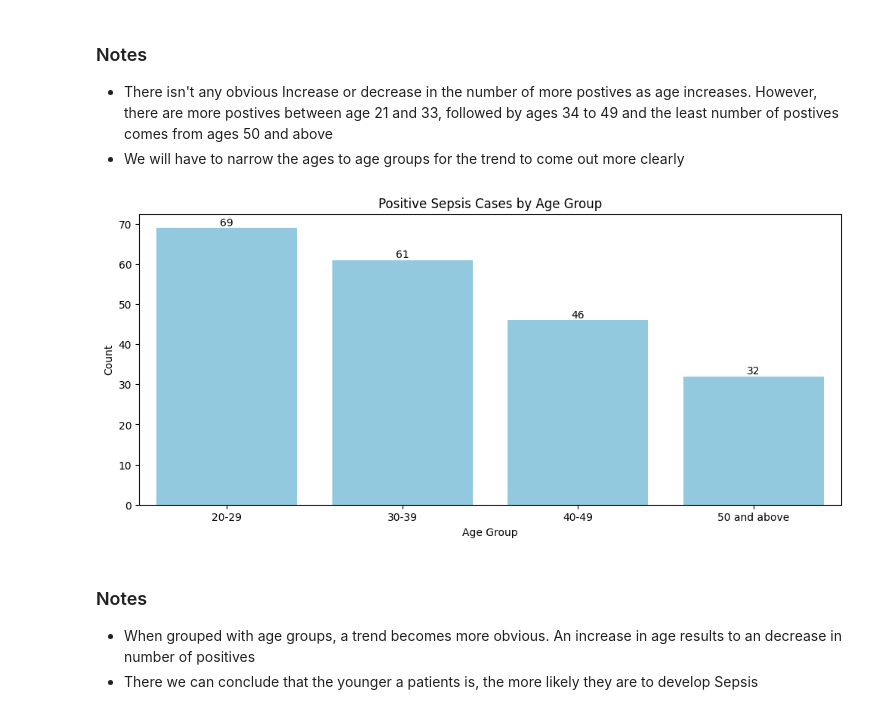
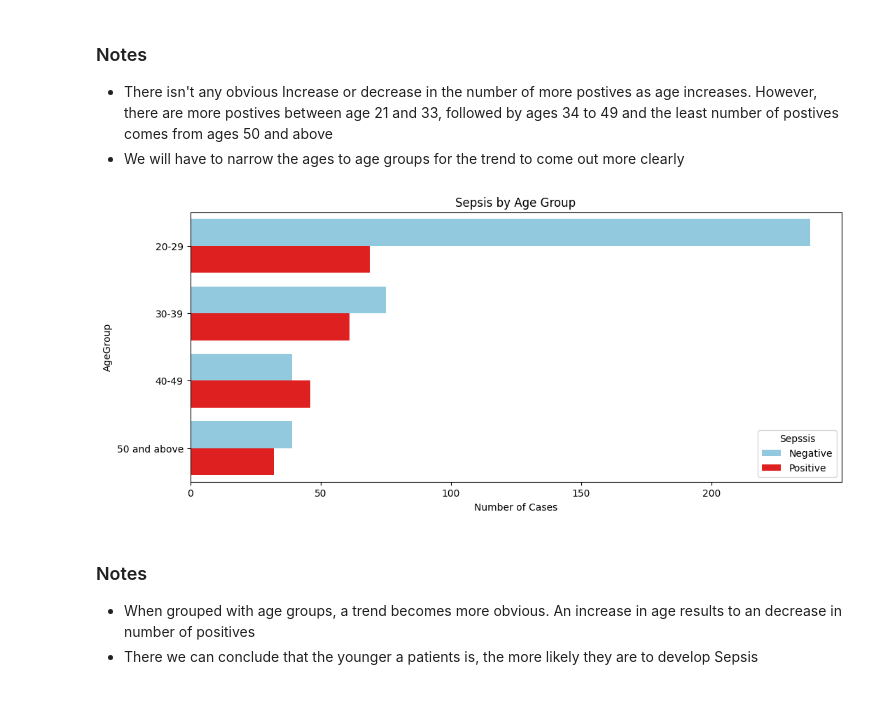
Before and after one commit to murithidenisgitobu/Sepsis-Predictor, a Jupyter notebook: Notebook.ipynb, the cells around one changed output. Cells and saved outputs as stored; diff of their text form; code cells hidden in the pictures.

```diff
--- a/Notebook.ipynb
+++ b/Notebook.ipynb
@@ -198,26 +214,22 @@ ax = sns.barplot(positive_sepsis_by_age, x='Age', y='Count', label='Positive Sep
 # %%
 # Define age bins and labels
 bins = [20, 30, 40, 50, float('inf')]
 labels = ['20-29', '30-39', '40-49', '50 and above']
 
+# Copy the df
+df_copy = df.copy()
+
 # Create age groups
-df['AgeGroup'] = pd.cut(df['Age'], bins=bins, labels=labels, right=False)
+df_copy['AgeGroup'] = pd.cut(df['Age'], bins=bins, labels=labels, right=False)
+age_group_sepsis = df_copy.groupby(['AgeGroup', 'Sepssis'])['Sepssis'].size().reset_index(name='Number of Cases')
 
-# Filter for positive sepsis cases and count by age group
-positive_sepsis_by_age_group = df[df['Sepssis'] == 'Positive'].groupby('AgeGroup').size().reset_index(name='Count')
-
-# Plot the barplot
+# PLot the grouped data
 plt.figure(figsize=(12, 5))
-fig = sns.barplot(data=positive_sepsis_by_age_group, x='AgeGroup', y='Count', color='skyblue')
-fig.set_title('Positive Sepsis Cases by Age Group')
-fig.set_xlabel('Age Group')
-fig.set_ylabel('Count')
-for container in fig.containers:
-    fig.bar_label(container)
-
+sns.barplot(x='Number of Cases', y='AgeGroup', hue='Sepssis', data=age_group_sepsis, palette=['skyblue', 'red'],)
+plt.title('Sepsis by Age Group')
 plt.show()
 # %% [output]
-[figure, old version]
+[figure, new version]
 # %% [markdown]
 ### Notes
 - When grouped with age groups, a trend becomes more obvious. An increase in age results to an decrease in number of positives
```
Also changed, not shown: parts of 5 cells of this notebook.
